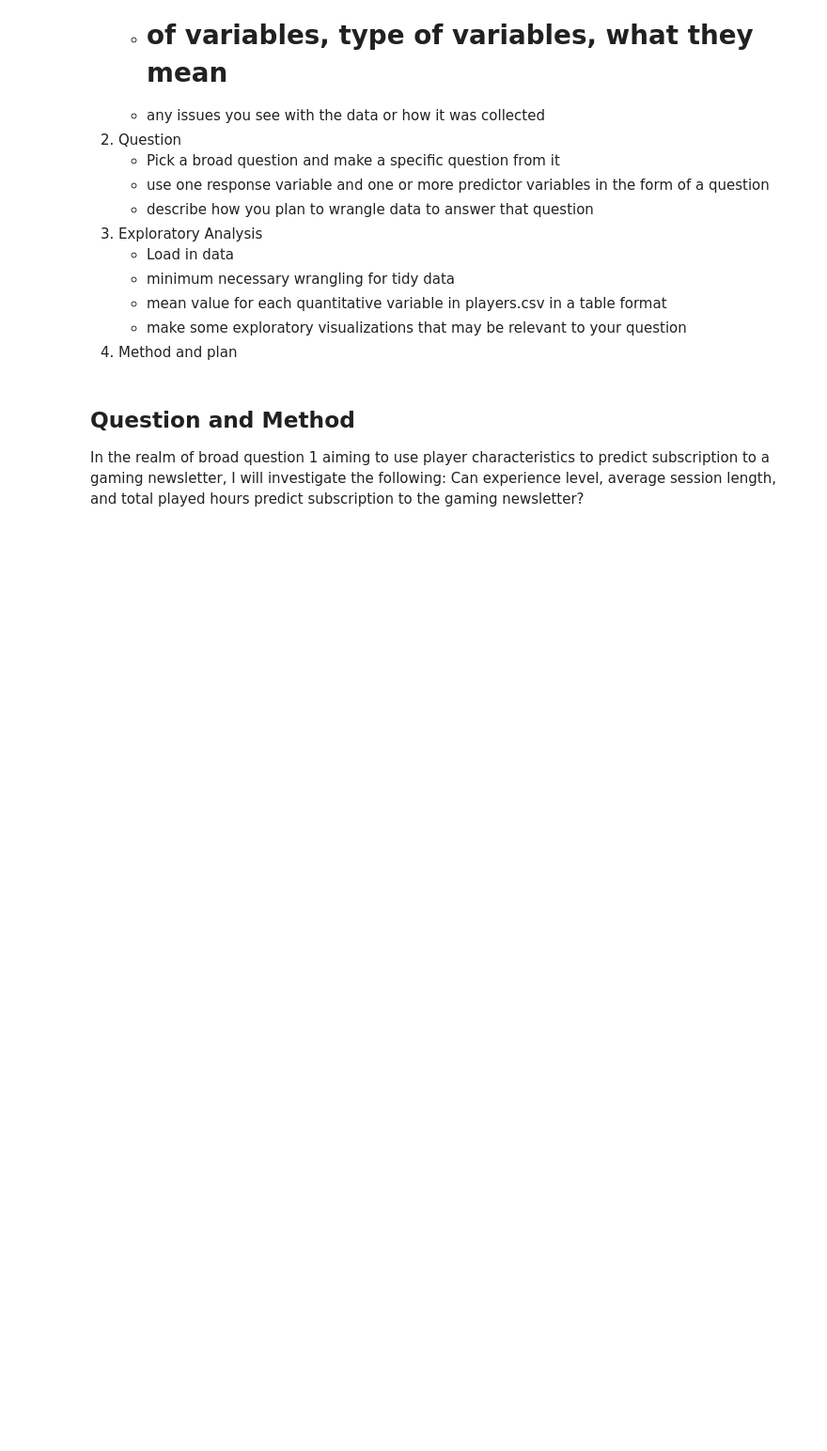
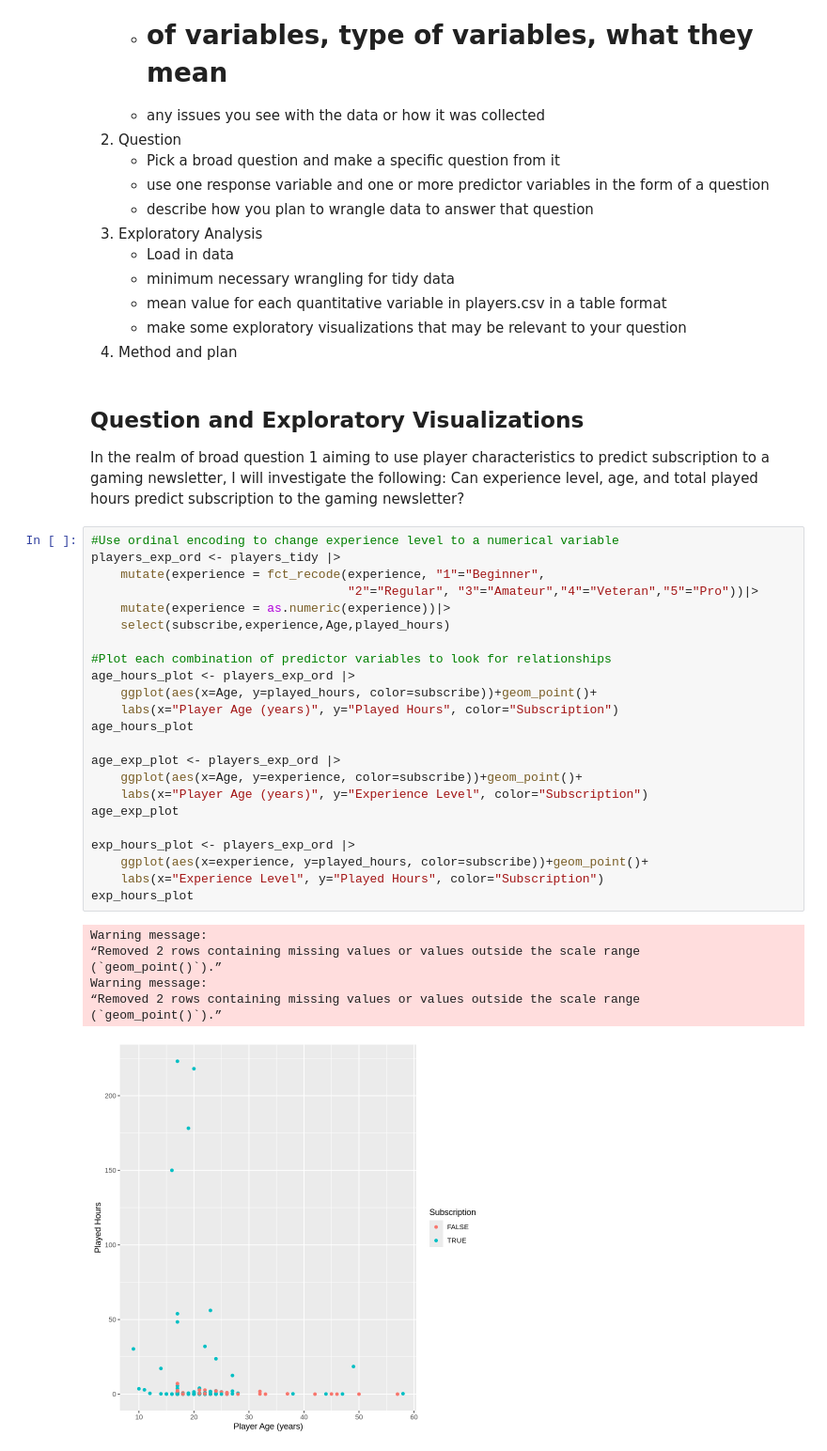
Before and after one commit to beccaphilip/ind_planning_project, a Jupyter notebook: planning.ipynb, the cells around one changed output. Shown at 94% size. Cells and saved outputs as stored; diff of their text form; blank space fills up the shorter version.

Commit message:
Initial Exploration of Predictors
Created plots to explore relationships between predictors and response variable

```diff
--- a/planning.ipynb
+++ b/planning.ipynb
@@ -197,5 +199,36 @@ I also added a session length variable (minutes; double) to the combined data se
     - make some exploratory visualizations that may be relevant to your question
 4. Method and plan
 # %% [markdown]
-## Question and Method
-In the realm of broad question 1 aiming to use player characteristics to predict subscription to a gaming newsletter, I will investigate the following: Can experience level, average session length, and total played hours predict subscription to the gaming newsletter?
+## Question and Exploratory Visualizations
+In the realm of broad question 1 aiming to use player characteristics to predict subscription to a gaming newsletter, I will investigate the following: Can experience level, age, and total played hours predict subscription to the gaming newsletter?
+# %%
+#Use ordinal encoding to change experience level to a numerical variable
+players_exp_ord <- players_tidy |>
+    mutate(experience = fct_recode(experience, "1"="Beginner",
+                                   "2"="Regular", "3"="Amateur","4"="Veteran","5"="Pro"))|>
+    mutate(experience = as.numeric(experience))|>
+    select(subscribe,experience,Age,played_hours)
+
+#Plot each combination of predictor variables to look for relationships
+age_hours_plot <- players_exp_ord |>
+    ggplot(aes(x=Age, y=played_hours, color=subscribe))+geom_point()+
+    labs(x="Player Age (years)", y="Played Hours", color="Subscription")
+age_hours_plot
+
+age_exp_plot <- players_exp_ord |>
+    ggplot(aes(x=Age, y=experience, color=subscribe))+geom_point()+
+    labs(x="Player Age (years)", y="Experience Level", color="Subscription")
+age_exp_plot
+
+exp_hours_plot <- players_exp_ord |>
+    ggplot(aes(x=experience, y=played_hours, color=subscribe))+geom_point()+
+    labs(x="Experience Level", y="Played Hours", color="Subscription")
+exp_hours_plot
+# %% [output]
+Warning message:
+“Removed 2 rows containing missing values or values outside the scale range
+(`geom_point()`).”
+Warning message:
+“Removed 2 rows containing missing values or values outside the scale range
+(`geom_point()`).”
+[figure, added]
```
Also changed, not shown: parts of 3 cells of this notebook.
